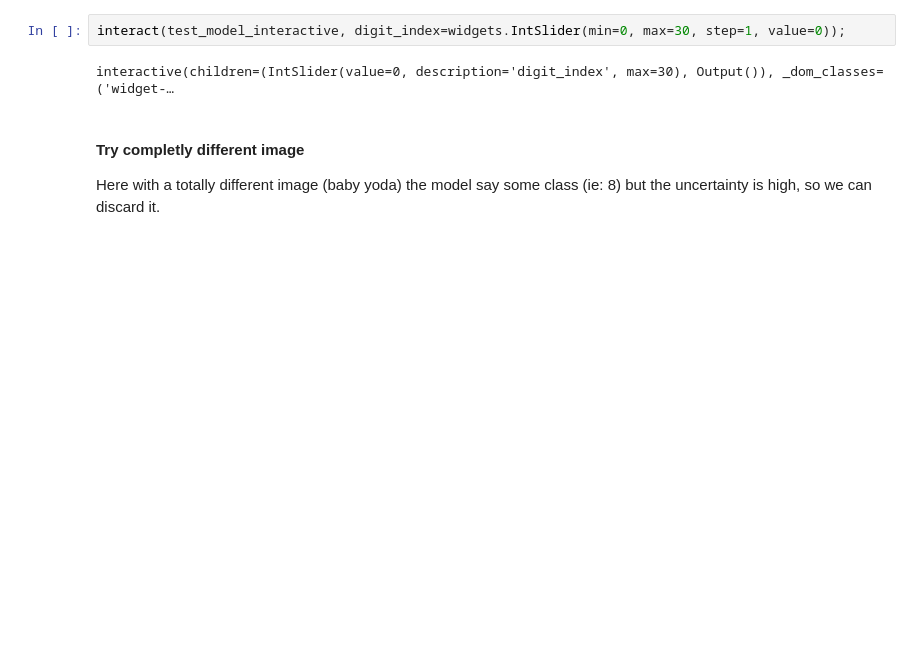
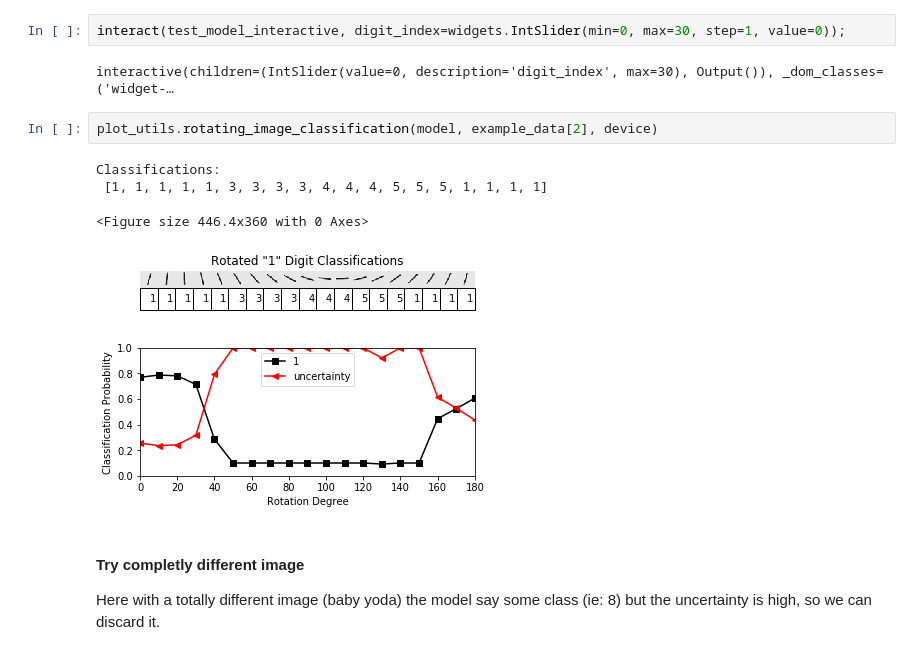
Before and after one commit to leonardoaraujosantos/MLBookCode, a Jupyter notebook: notebooks/evd_dl_pytorch.ipynb, the cells around one changed output. Drawn from its saved outputs; the diff is of its cells as text; blank space fills up the shorter version.

```diff
--- a/notebooks/evd_dl_pytorch.ipynb
+++ b/notebooks/evd_dl_pytorch.ipynb
@@ -214,6 +214,13 @@ def test_model_interactive(digit_index):
 interact(test_model_interactive, digit_index=widgets.IntSlider(min=0, max=30, step=1, value=0));
 # %% [output]
 interactive(children=(IntSlider(value=0, description='digit_index', max=30), Output()), _dom_classes=('widget-…
+# %%
+plot_utils.rotating_image_classification(model, example_data[2], device)
+# %% [output]
+Classifications:
+ [1, 1, 1, 1, 1, 3, 3, 3, 3, 4, 4, 4, 5, 5, 5, 1, 1, 1, 1]
+<Figure size 446.4x360 with 0 Axes>
+[figure, added]
 # %% [markdown]
 #### Try completly different image
 Here with a totally different image (baby yoda) the model say some class (ie: 8) but the uncertainty is high, so we can discard it.
```
